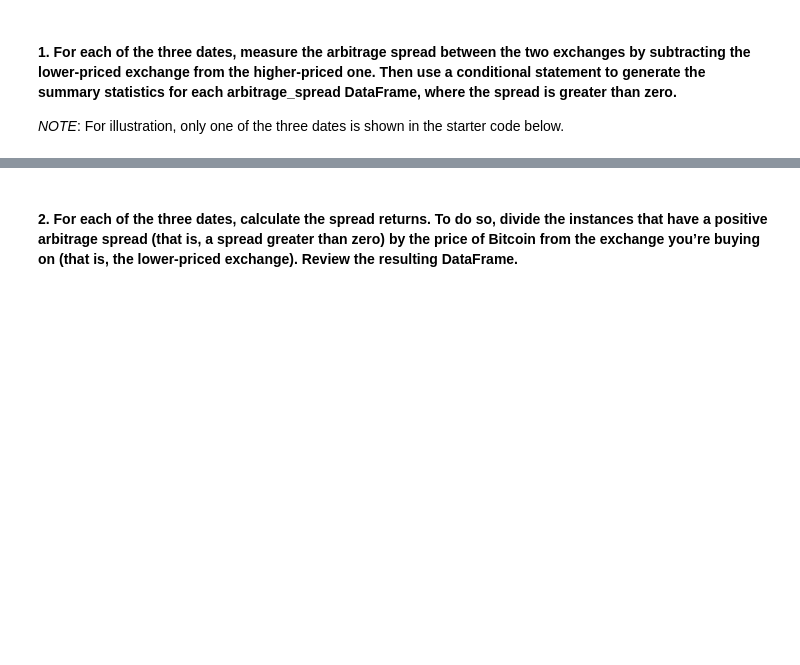
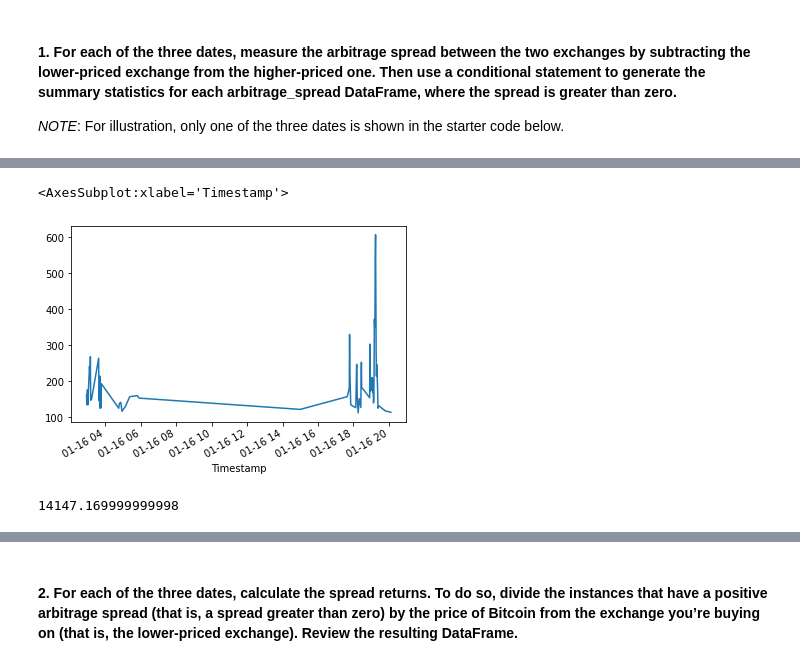
Before and after one commit to endie5/challenge3, a Jupyter notebook: Starter_Code/crypto_arbitrage.ipynb, the cells around one changed output, grey strips where cells are left out. Cells and saved outputs as stored; diff of their text form; code cells hidden in the pictures; blank space fills up the shorter version.

```diff
--- a/Starter_Code/crypto_arbitrage.ipynb
+++ b/Starter_Code/crypto_arbitrage.ipynb
@@ -483,0 +467,4 @@ Name: Close, dtype: float64
+# %%
+arbitrage_attempt_late = coinbase_sliced["Close"].loc['2018-01-16' : '2018-01-16'] - bitstamp_sliced["Close"].loc['2018-01-16' : '2018-01-16']
+#only testing the code to see if it gives the default output, remember to change the date to your corresponding ones
+arbitrage_attempt_late.describe()
@@ -483,0 +493,3 @@ Name: Close, dtype: float64
+# %%
+arbitrage_spread_attempt = arbitrage_attempt_late.loc[arbitrage_attempt_late > 0]/bitstamp_sliced["Close"].loc['2018-01-16']
+arbitrage_spread_attempt.head()
@@ -483,0 +504,3 @@ Name: Close, dtype: float64
+# %%
+profit_spread = arbitrage_spread_attempt[arbitrage_spread_attempt > 0.01] * bitstamp_sliced["Close"].loc['2018-01-16']
+profit_spread.dropna(inplace = True)
@@ -483,0 +519,10 @@ Name: Close, dtype: float64
+# %%
+profit_spread.plot.line()
+# %% [output]
+<AxesSubplot:xlabel='Timestamp'>
+[figure, added]
+# %%
+profit = profit_spread
+profit.sum()
+# %% [output]
+14147.169999999998
```
Also changed, not shown: parts of 30 cells of this notebook.
